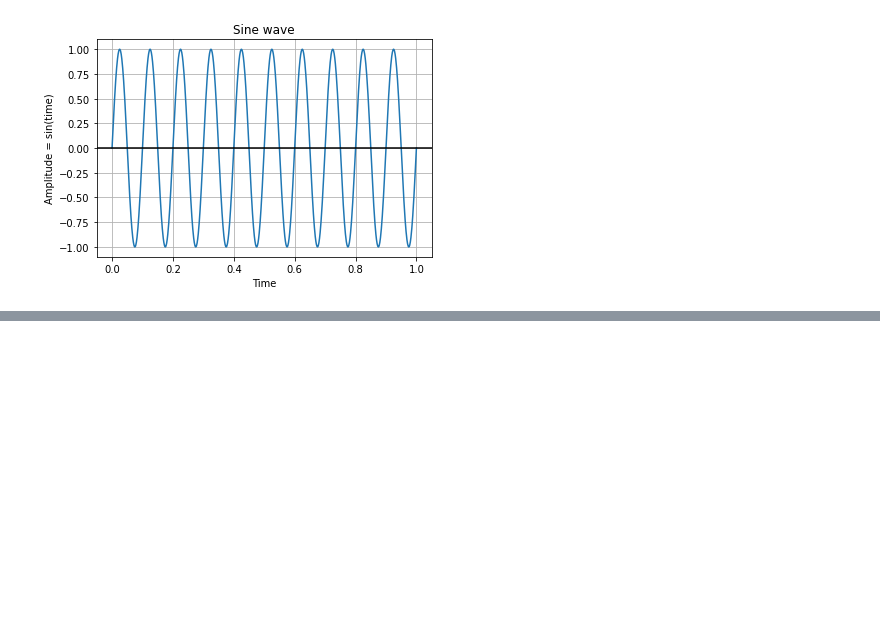
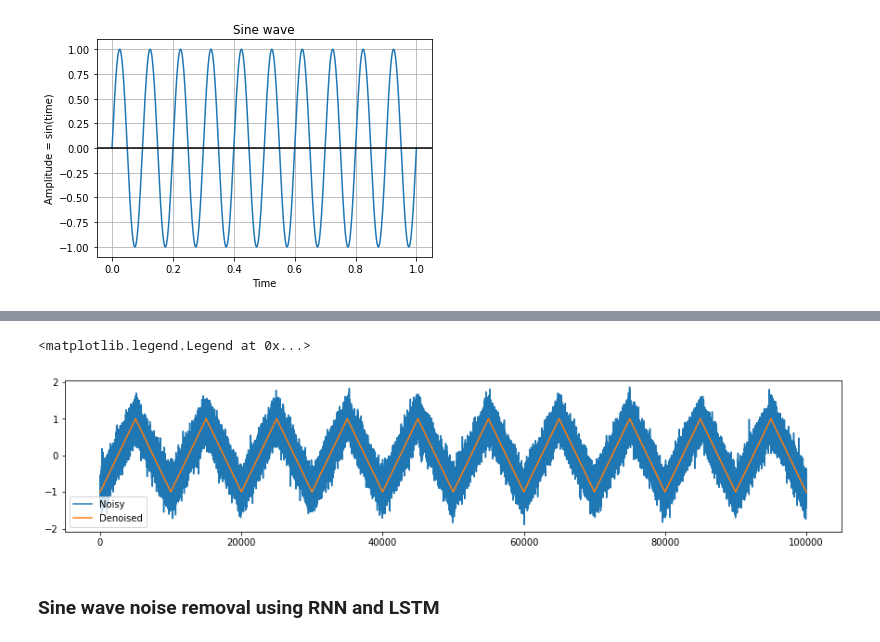
Before and after one commit to Nadiam75/DeepLearning_HW_3, a Jupyter notebook: Q2.ipynb, the cells around one changed output, grey strips where cells are left out. Drawn from its saved outputs; the diff is of its cells as text; code cells hidden in the pictures; blank space fills up the shorter version.

Commit message:
rnn lstm

```diff
--- a/Q2.ipynb
+++ b/Q2.ipynb
@@ -132,0 +98,10 @@ ValueError: ignored
+# %%
+plt.figure(figsize = figSize)
+plt.plot( make_noisy(TRIANGLE), label='Noisy')
+plt.plot(TRIANGLE, label ='Denoised')
+plt.legend()
+# %% [output]
+<matplotlib.legend.Legend at 0x...>
+[figure, added]
+# %% [markdown]
+### Sine wave noise removal using RNN and LSTM
```
Also changed, not shown: parts of 63 cells of this notebook.
